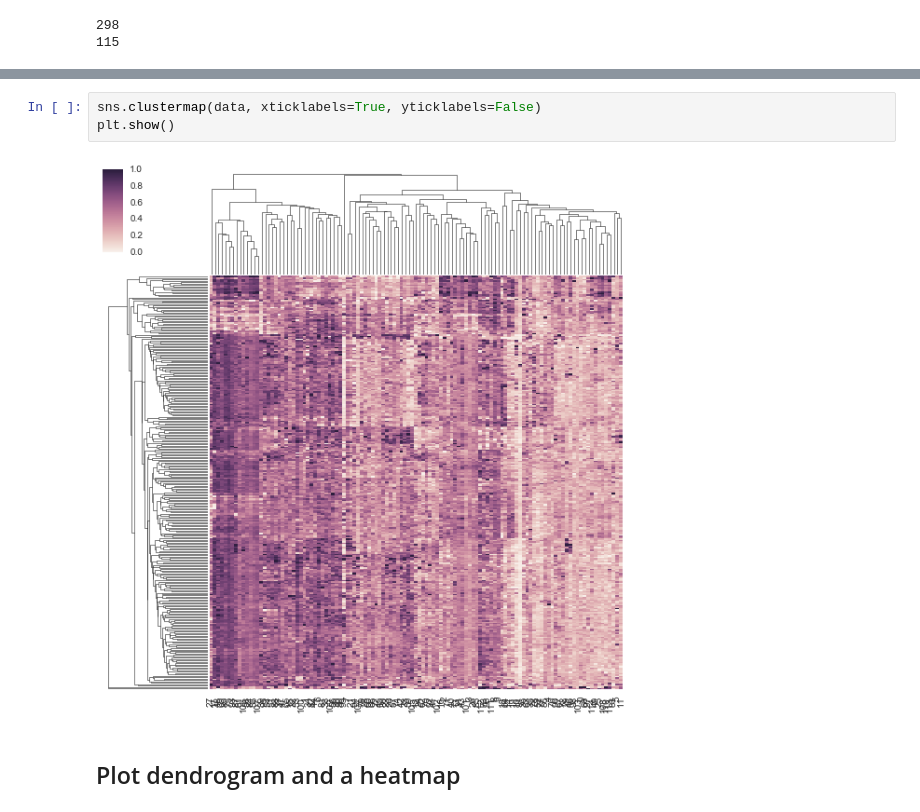
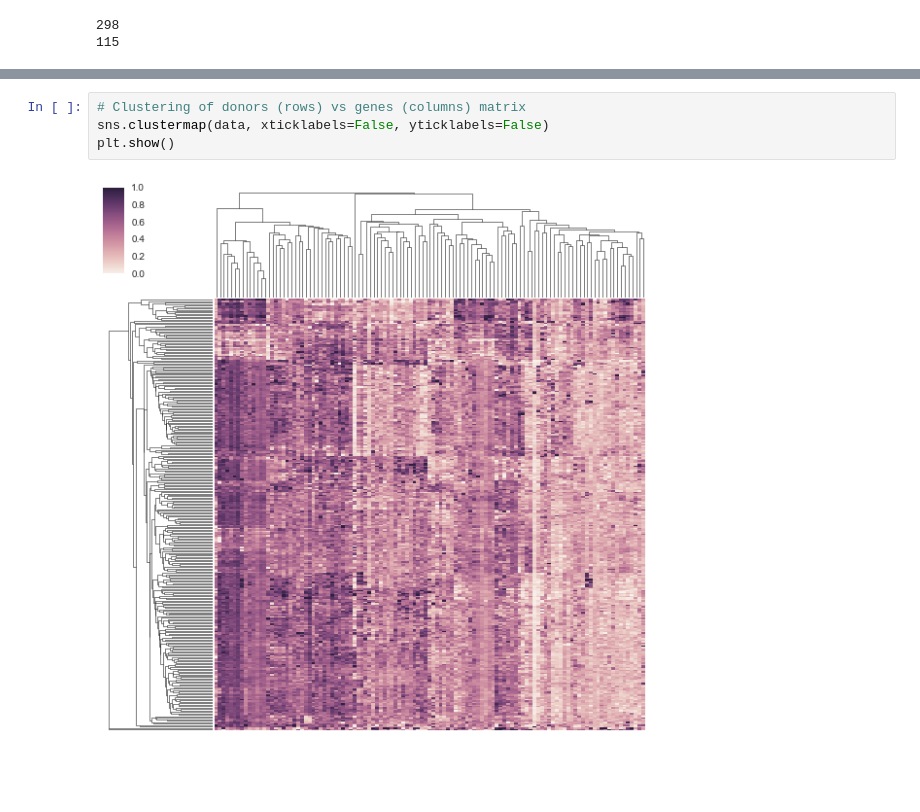
Before and after one commit to biof509/biof509, a Jupyter notebook: Wk06-classification-and-clustering.ipynb, the cells around one changed output, grey strips where cells are left out. Cells and saved outputs as stored; diff of their text form; blank space fills up the shorter version.

```diff
--- a/Wk06-classification-and-clustering.ipynb
+++ b/Wk06-classification-and-clustering.ipynb
@@ -606,8 +762,7 @@ plt.show()
 # %%
-sns.clustermap(data, xticklabels=True, yticklabels=False)
+# Clustering of donors (rows) vs genes (columns) matrix
+sns.clustermap(data, xticklabels=False, yticklabels=False)
 plt.show()
 # %% [output]
-[figure, old version]
+[figure, new version]
-# %% [markdown]
-## Plot dendrogram and a heatmap
 # %%
```
Also changed, not shown: parts of 36 cells of this notebook.
